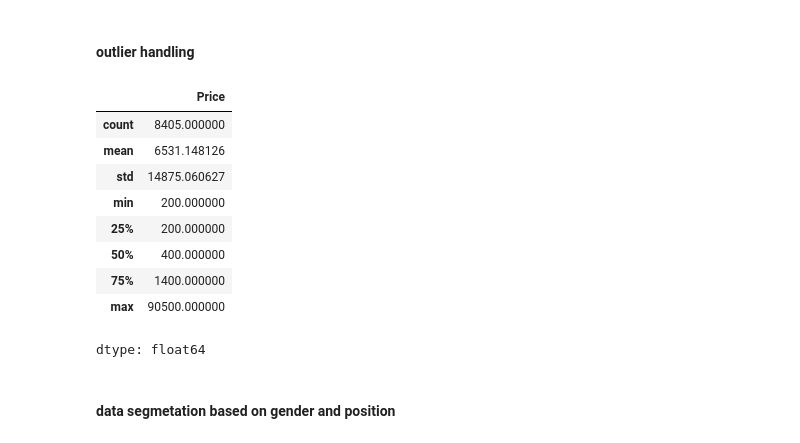
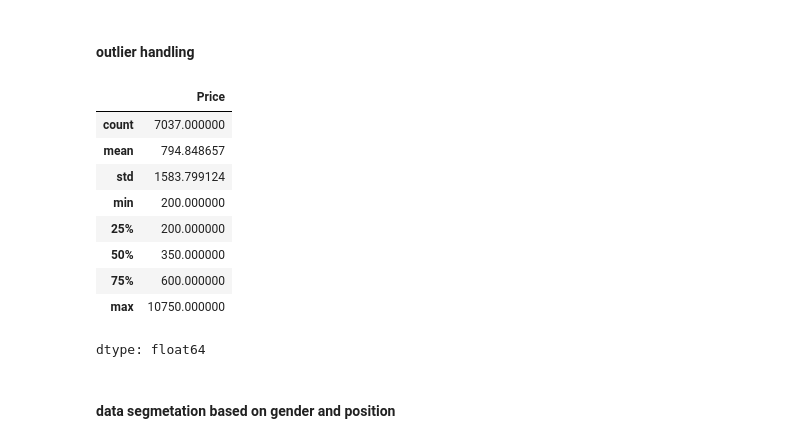
Before and after one commit to saborsoft/ljmu-ds-thesis, a Jupyter notebook: tamas_flesch_thesis_project_neural_network_step.ipynb, the cells around one changed output. Cells and saved outputs as stored; diff of their text form; code cells hidden in the pictures.

```diff
--- a/tamas_flesch_thesis_project_neural_network_step.ipynb
+++ b/tamas_flesch_thesis_project_neural_network_step.ipynb
@@ -119,35 +119,35 @@ df.head()
 # %%
 # Calculate Q1 and Q3
 Q1 = np.percentile(df.Price, 25)
 Q3 = np.percentile(df.Price, 75)
 IQR = Q3 - Q1
 
 # Determine the lower and upper bounds
-lower_bound = Q1 - 20 * IQR
-upper_bound = Q3 + 20 * IQR
+lower_bound = Q1 - 1.5 * IQR
+upper_bound = Q3 + 1.5 * IQR
 
 # Find outliers
 #outliers = df[(df.Price < lower_bound) | (df.Price > upper_bound)]
 
 #Q1
 
 #Q3
 
 #outliers.info()
 
 filtered_data = df[(df.Price >= lower_bound) & (df.Price <= upper_bound)]
 
 filtered_data.Price.describe()
 # %% [output]
 |  | Price |
-| count | 8405.000000 |
-| mean | 6531.148126 |
-| std | 14875.060627 |
+| count | 7037.000000 |
+| mean | 794.848657 |
+| std | 1583.799124 |
 | min | 200.000000 |
 | 25% | 200.000000 |
-| 50% | 400.000000 |
-| 75% | 1400.000000 |
-| max | 90500.000000 |
+| 50% | 350.000000 |
+| 75% | 600.000000 |
+| max | 10750.000000 |
 dtype: float64
 # %% [markdown]
 #### data segmetation based on gender and position
```
Also changed, not shown: parts of 18 cells of this notebook.
